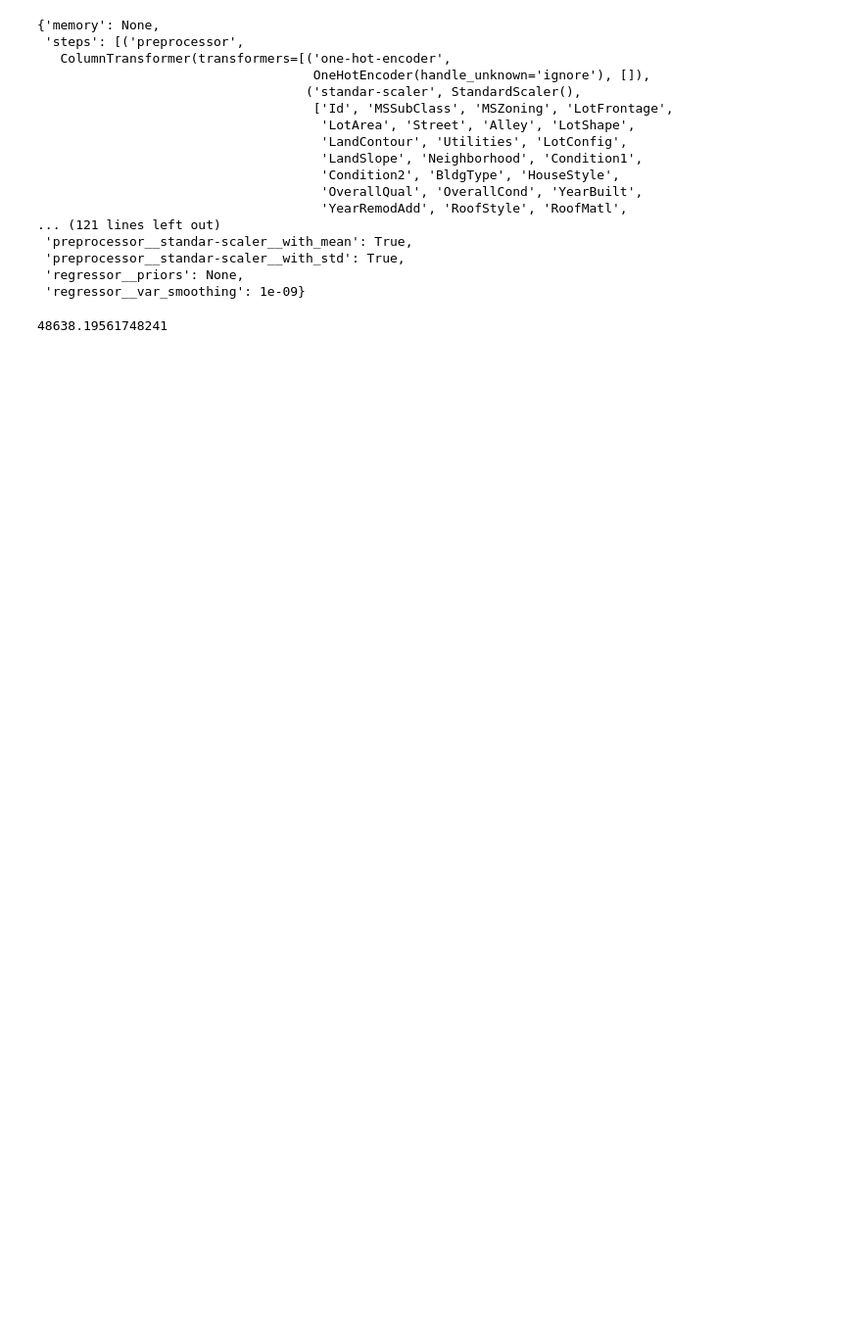
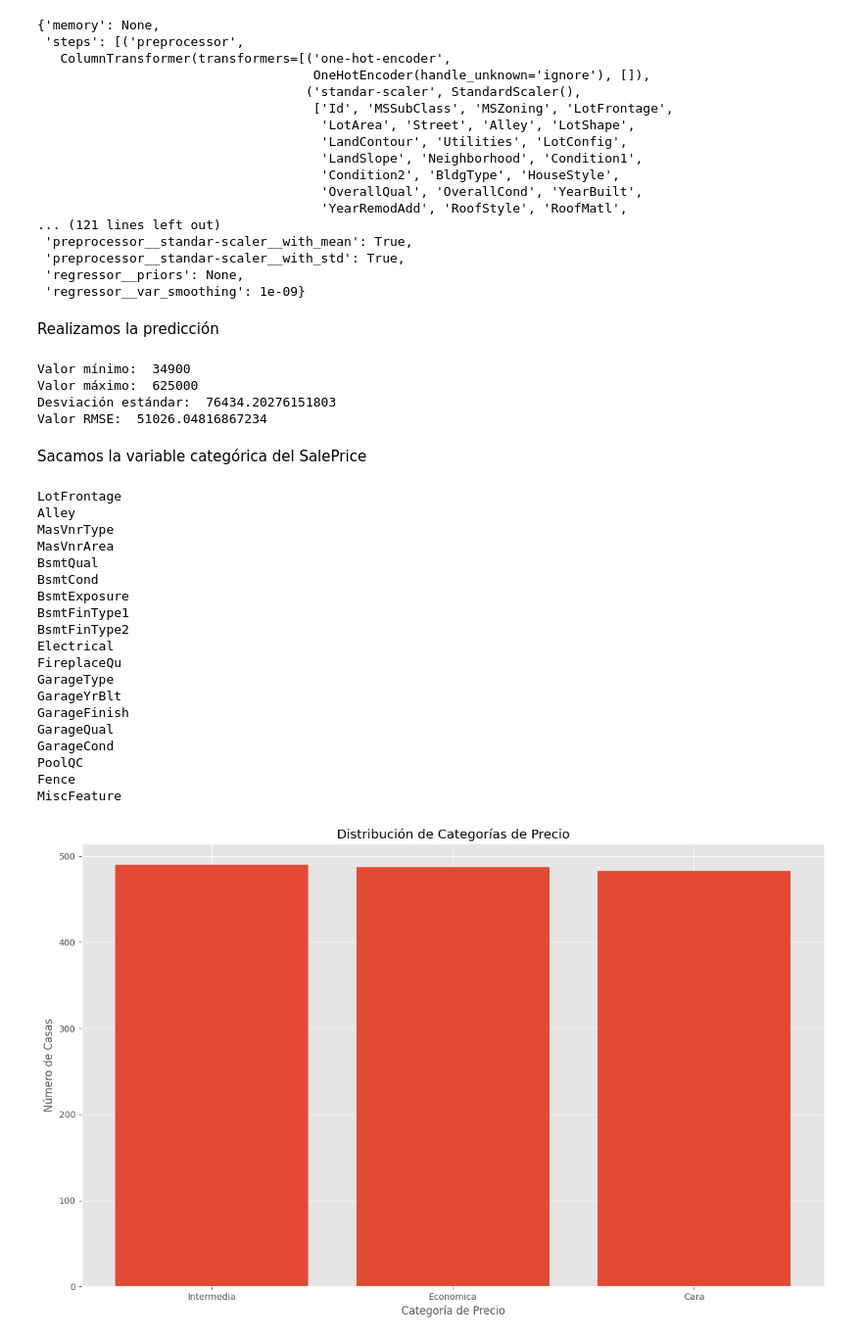
Before and after one commit to estebandonis/HT5-MineriadeDatos, a Jupyter notebook: hoja5.ipynb, the cells around one changed output. Shown: that part at 98% size. Drawn from its saved outputs; the diff is of its cells as text; code cells hidden in the pictures; blank space fills up the shorter version.

```diff
--- a/hoja5.ipynb
+++ b/hoja5.ipynb
@@ -139,10 +159,70 @@ pipeline.get_params()
  'preprocessor__standar-scaler__with_std': True,
  'regressor__priors': None,
  'regressor__var_smoothing': 1e-09}
+# %% [markdown]
+Realizamos la predicción
 # %%
 modelo = pipeline.fit(X_train,y_train)
 y_pred = modelo.predict(X_test)
 rmse = root_mean_squared_error(y_test,y_pred)
-rmse
-# %% [output]
-48638.19561748241
+# %%
+minimo = y.min()
+print("Valor mínimo: ", minimo)
+maximo = y.max()
+print("Valor máximo: ", maximo)
+
+std_dev = np.std(y)
+print("Desviación estándar: ", std_dev)
+
+print("Valor RMSE: ", rmse)
+# %% [output]
+Valor mínimo:  34900
+Valor máximo:  625000
+Desviación estándar:  76434.20276151803
+Valor RMSE:  51026.04816867234
+# %% [markdown]
+Sacamos la variable categórica del SalePrice
+# %%
+houses_df = pd.read_csv('train.csv', encoding='latin1')
+
+for i in null_counts.index:
+    print(i)
+    houses_df = houses_df.apply(pd.to_numeric, errors='coerce')
+    houses_df = houses_df.fillna(0)
+
+# Define the number of categories
+num_categories = 3
+
+# Define the category names
+category_names = ['Economica', 'Intermedia', 'Cara']
+
+# Create a new column in the DataFrame for the categories
+houses_df['Precio_Categoria'] = pd.qcut(houses_df['SalePrice'], q=num_categories, labels=category_names)
+
+# Verificar la distribución de las categorías
+plt.bar(houses_df['Precio_Categoria'].value_counts().index, houses_df['Precio_Categoria'].value_counts().values)
+plt.xlabel('Categoría de Precio')
+plt.ylabel('Número de Casas')
+plt.title('Distribución de Categorías de Precio')
+plt.show()
+# %% [output]
+LotFrontage
+Alley
+MasVnrType
+MasVnrArea
+BsmtQual
+BsmtCond
+BsmtExposure
+BsmtFinType1
+BsmtFinType2
+Electrical
+FireplaceQu
+GarageType
+GarageYrBlt
+GarageFinish
+GarageQual
+GarageCond
+PoolQC
+Fence
+MiscFeature
+[figure, added]
```
Also changed, not shown: parts of 21 cells of this notebook.
